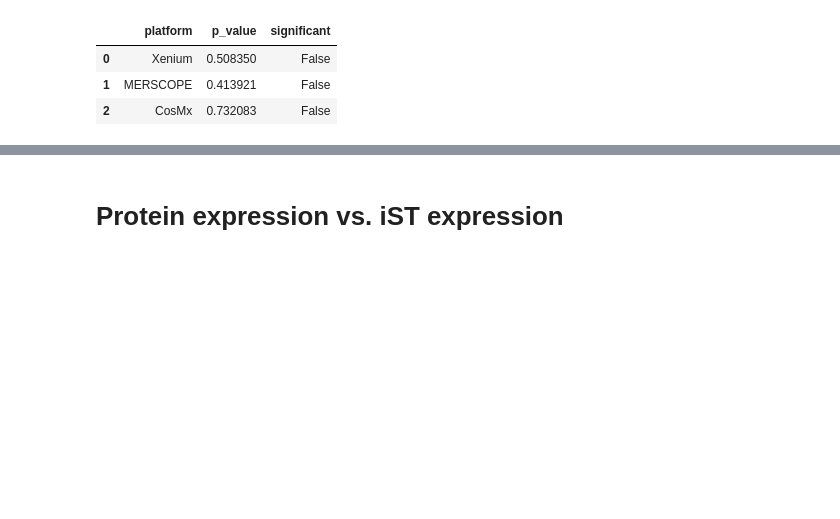
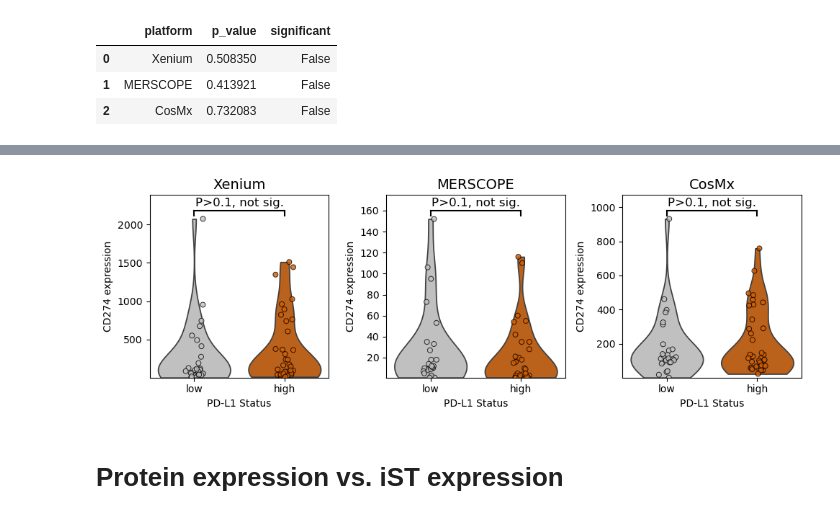
Before and after one commit to broadinstitute/ist_benchmarking, a Jupyter notebook: 11_protein_validation_light.ipynb, the cells around one changed output, grey strips where cells are left out. Cells and saved outputs as stored; diff of their text form; code cells hidden in the pictures; blank space fills up the shorter version.

Commit message:
refine protein validation plots

```diff
--- a/11_protein_validation_light.ipynb
+++ b/11_protein_validation_light.ipynb
@@ -250,0 +156,87 @@ pio.write_image(fig, f'{wd}/figures/protein_validation/bar_plot.png', scale=4, w
+# %%
+
+# Example platforms in df_all: ['Xenium','MERSCOPE','CosMx']
+platforms = df_all['platform'].unique()
+
+# Create a 1 row x N columns figure (N = number of platforms)
+fig, axes = plt.subplots(1, len(platforms), figsize=(10, 3.5), sharey=False)
+
+# Define a color palette mapping for PD-L1_status
+palette = {'low': CB_COLORS_5['grey'], 'high': CB_COLORS_5['red']}
+
+for i, platform in enumerate(platforms):
+    ax = axes[i]
+    subset = df_all[df_all['platform'] == platform]
+
+    # Violin plot
+    sns.violinplot(
+        x='PD-L1_status',
+        y='count',
+        data=subset,
+        palette=palette,
+        cut=0,
+        scale='width',
+        inner=None,
+        order=['low', 'high'],
+        ax=ax
+    )
+
+    # Strip plot overlaid
+    sns.stripplot(
+        x='PD-L1_status',
+        y='count',
+        data=subset,
+        hue='PD-L1_status',
+        palette=palette,
+        dodge=False,
+        order=['low', 'high'],
+        edgecolor='black',
+        linewidth=0.7,
+        alpha=0.8,
+        ax=ax
+    )
+
+    # Remove legend in each subplot
+    ax.legend_.remove()
+
+    # Title
+    ax.set_title(platform, fontsize=14)
+
+    # Get min/max for this platform
+    y_min = subset['count'].min()
+    y_max = subset['count'].max()
+
+    # Increase the upper limit so we have space for the bracket/annotation
+    ax.set_ylim(y_min * 0.95, y_max * 1.15)
+
+    # Position the bracket slightly below the new top
+    bracket_y = y_max * 1.05     # bracket line
+    bracket_height = y_max * 0.03  # bracket vertical size
+
+    # Draw bracket: horizontal line from x=0 to x=1
+    ax.plot([0, 1], [bracket_y, bracket_y], lw=1.5, color='black')
+    # Left vertical
+    ax.plot([0, 0], [bracket_y, bracket_y - bracket_height], lw=1.5, color='black')
+    # Right vertical
+    ax.plot([1, 1], [bracket_y, bracket_y - bracket_height], lw=1.5, color='black')
+
+    # Annotation text above bracket
+    ax.text(
+        0.5,
+        bracket_y + (bracket_height * 0.5),
+        'P>0.1, not sig.',
+        ha='center',
+        va='bottom',
+        fontsize=12
+    )
+    ax.set_xlabel("PD-L1 Status")
+    ax.set_ylabel("CD274 expression")
+
+plt.tight_layout()
+
+plt.savefig(f'{wd}/figures/response_letter/gene_expression_by_pd_l1_status_by_platform.png',
+            dpi=250, transparent=True)
+plt.savefig(f'{wd}/figures/response_letter/gene_expression_by_pd_l1_status_by_platform.eps',
+            dpi=250, transparent=True)
+plt.show()
+# %% [output]
@@ -251,3 +244,4 @@ pio.write_image(fig, f'{wd}/figures/protein_validation/bar_plot.png', scale=4, w
+[figure, added]
 # %% [markdown]
 # Protein expression vs. iST expression
 # %%
```
Also changed, not shown: parts of 7 cells of this notebook.
